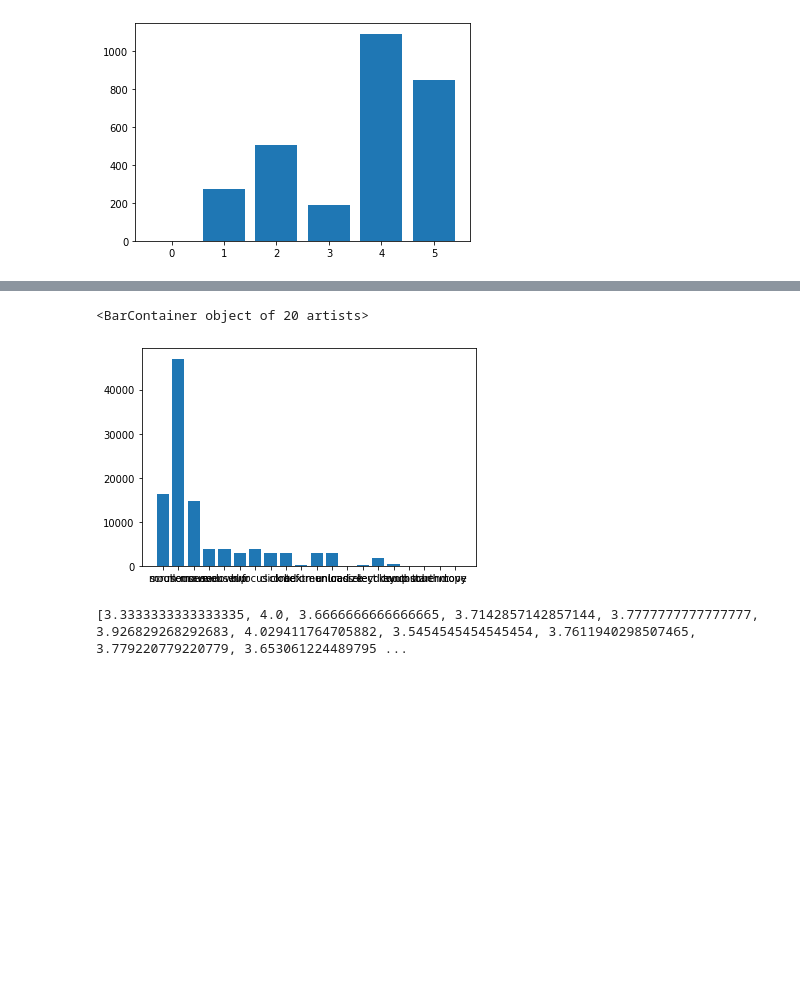
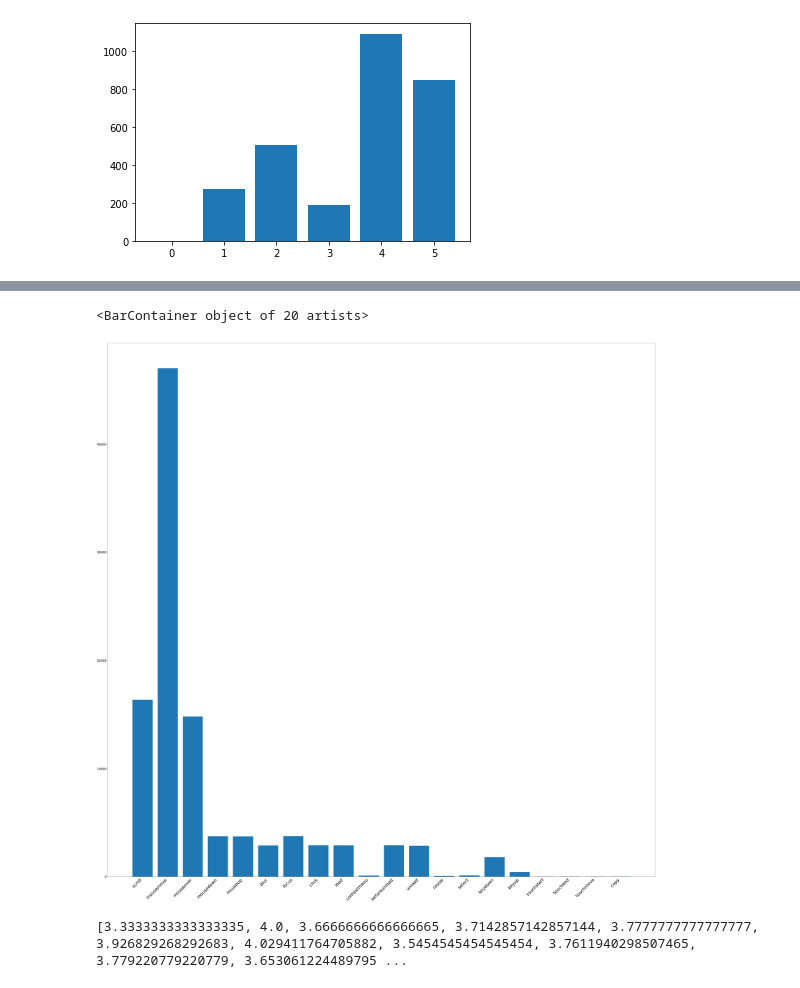
Before and after one commit to JulesDuteyrat/persuasiveness-data-collecting, a Jupyter notebook: python_data-mining_etc/notebooks/data_analysis.ipynb, the cells around one changed output, grey strips where cells are left out. Cells and saved outputs as stored; diff of their text form; code cells hidden in the pictures; blank space fills up the shorter version.

```diff
--- a/python_data-mining_etc/notebooks/data_analysis.ipynb
+++ b/python_data-mining_etc/notebooks/data_analysis.ipynb
@@ -94,10 +94,18 @@ copy                9
 dtype: int64
 # %%
 #number of occurencies by inputs
+plt.xticks(
+    rotation=45,
+    horizontalalignment='right',
+    fontweight='light',
+    fontsize='x-large'
+)
 plt.bar(counting.keys(), counting)
+# plt.savefig('./count_inputs.png', bbox_inches='tight')
+# plt.show()
 # %% [output]
 <BarContainer object of 20 artists>
-[figure, old version]
+[figure, new version]
 # %%
 #count the average attention score for each amount of input
 
```
